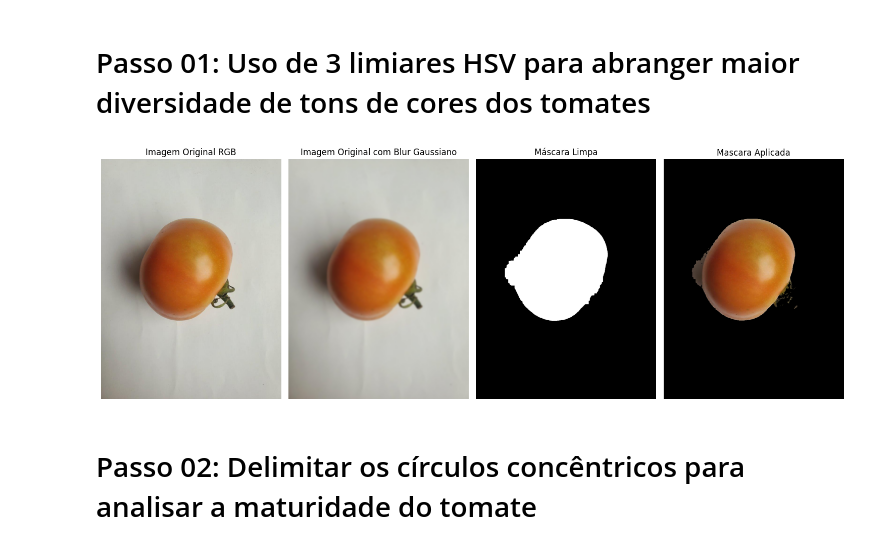
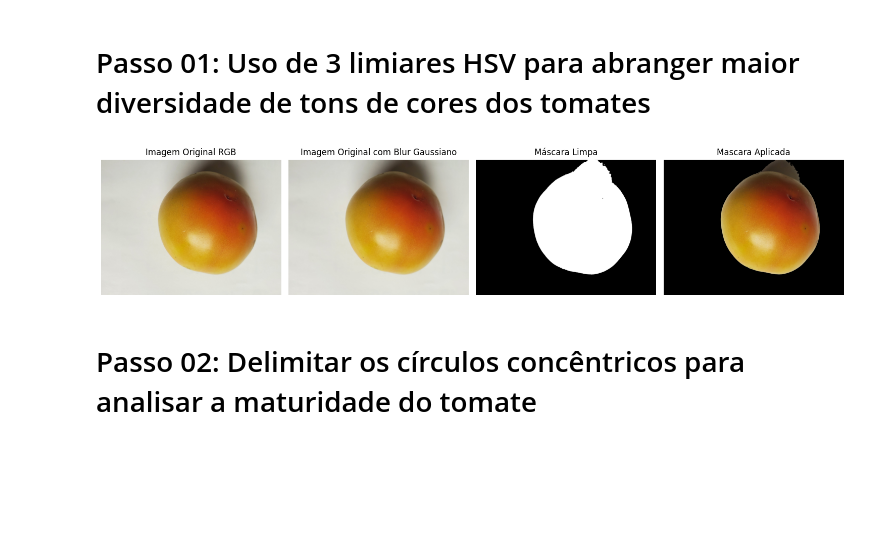
Before and after one commit to CizeLucas/Trabalho-SeminariosDeComputacao, a Jupyter notebook: dataset.ipynb, the cells around one changed output. Cells and saved outputs as stored; diff of their text form; code cells hidden in the pictures; blank space fills up the shorter version.

```diff
--- a/dataset.ipynb
+++ b/dataset.ipynb
@@ -114,10 +148,10 @@ plt.show()
 # Passo 01: Uso de 3 limiares HSV para abranger maior diversidade de tons de cores dos tomates
 # %%
 # 1. Carregar e converter a imagem
-image = cv2.imread('./test_images/5.jpg')
+image = cv2.imread('./test_images/1.jpg')
 image_rgb = cv2.cvtColor(image, cv2.COLOR_BGR2RGB)
 image_hsv = cv2.cvtColor(image_rgb, cv2.COLOR_RGB2HSV)
-image_blurred_rgb = cv2.GaussianBlur(image_rgb, (17, 17), 0)
+image_blurred_rgb = cv2.GaussianBlur(image_rgb, (21, 21), 0)
 image_blurred_hsv = cv2.cvtColor(image_blurred_rgb, cv2.COLOR_RGB2HSV)
 
 # 2. Limiar de cores HSV para criar a máscara do tomate
@@ -139,34 +173,34 @@ mask = cv2.bitwise_or(mask, mask3)
 
 # 4. Aplicar a máscara
 result = cv2.bitwise_and(image_rgb, image_rgb, mask=mask)
 
 # Exibir resultados
 plt.figure(figsize=(15, 10))
 
 plt.subplot(1, 4, 1)
 plt.imshow(image_rgb)
 plt.title("Imagem Original RGB")
 plt.axis('off')
 
 plt.subplot(1, 4, 2)
 plt.imshow(image_blurred_rgb)
 plt.title("Imagem Original com Blur Gaussiano")
 plt.axis('off')
 
 plt.subplot(1, 4, 3)
 plt.imshow(mask_clean, cmap='gray')
 plt.title("Máscara Limpa")
 plt.axis('off')
 
 plt.subplot(1, 4, 4)
 plt.imshow(result)
 plt.title("Mascara Aplicada")
 plt.axis('off')
 
 plt.tight_layout()
 plt.show()
 # %% [output]
-[figure, old version]
+[figure, new version]
 # %% [markdown]
 # Passo 02: Delimitar os círculos concêntricos para analisar a maturidade do tomate
 # %%
```
Also changed, not shown: parts of 7 cells of this notebook.
